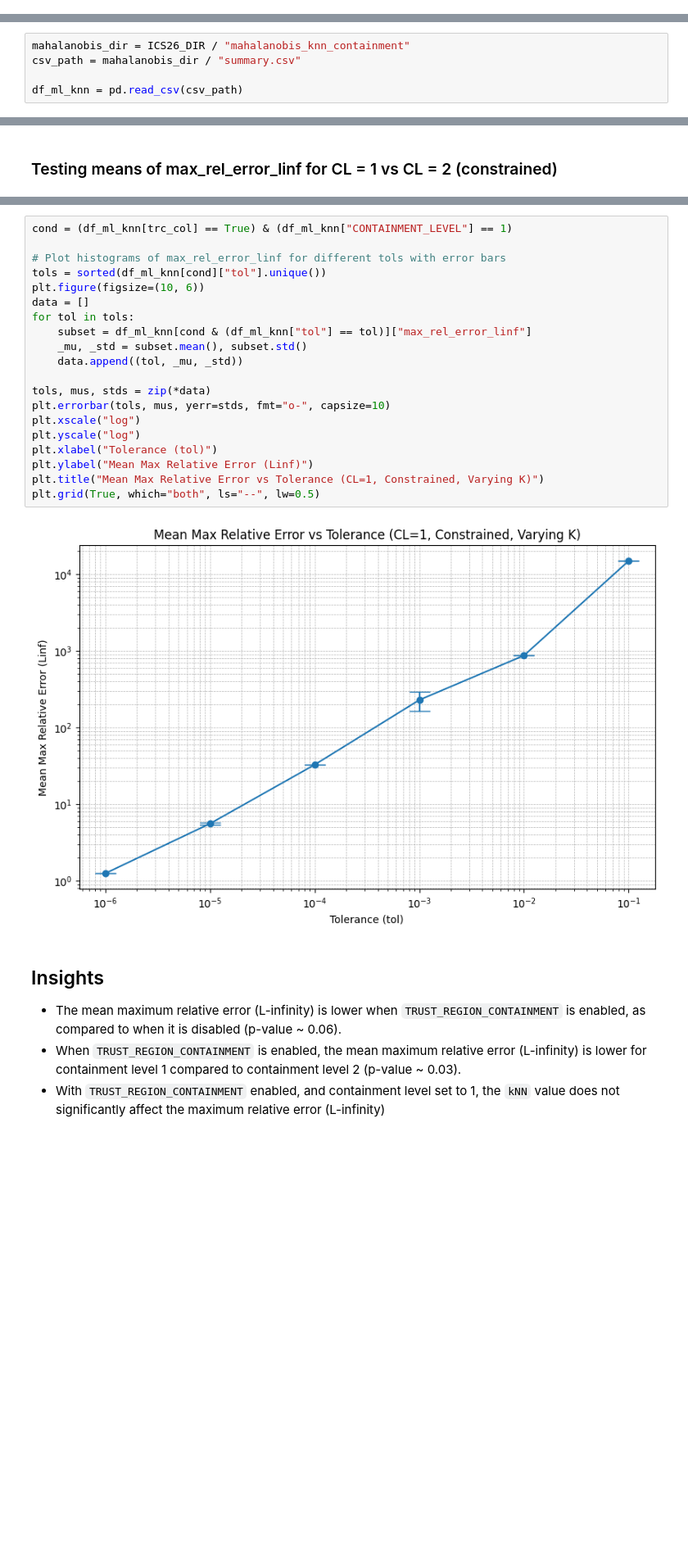
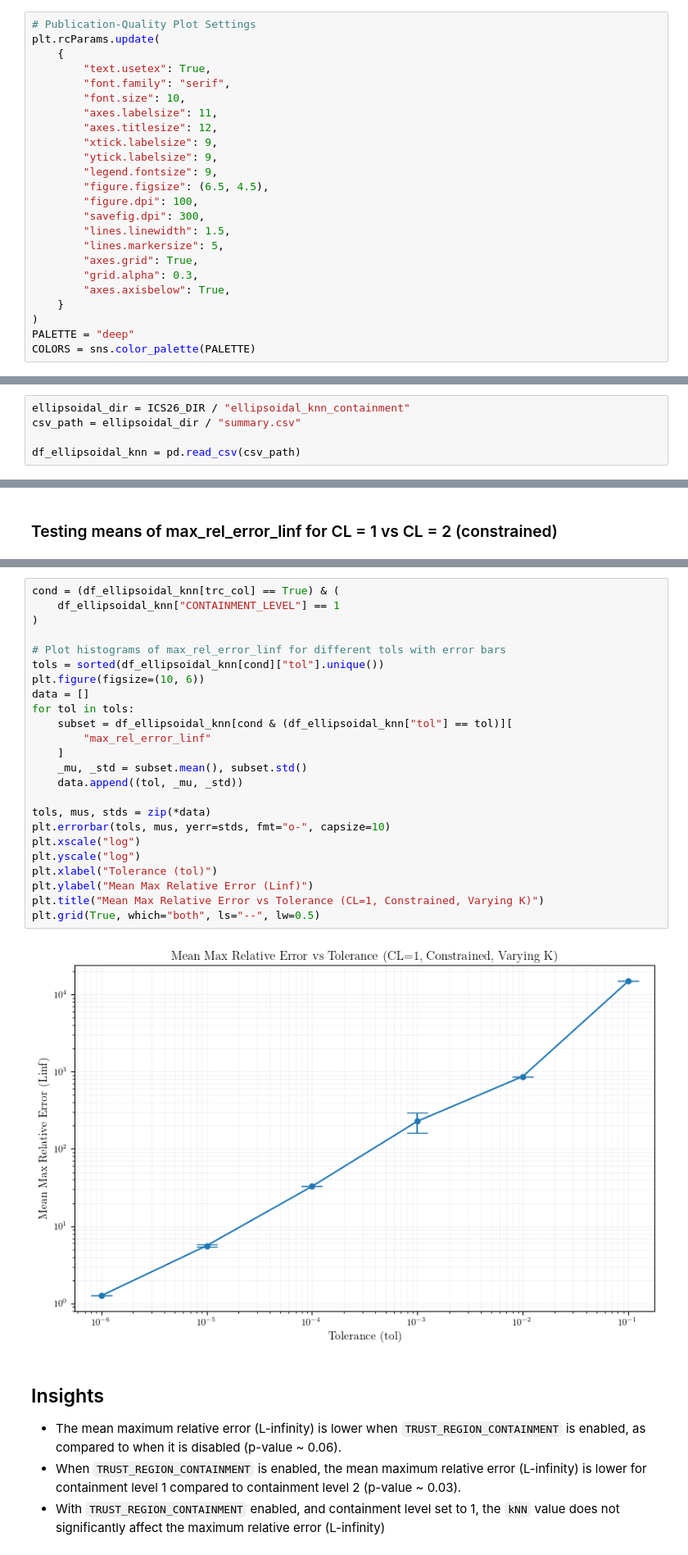
Before and after one commit to ut-padas/affini, a Jupyter notebook: ics26_eda.ipynb, the cells around one changed output, grey strips where cells are left out. Shown at 82% size. Saved outputs shown, nothing was run; the diff lists cells and outputs as text; blank space fills up the shorter version.

```diff
--- a/ics26_eda.ipynb
+++ b/ics26_eda.ipynb
@@ -15,3 +15,27 @@ print(subdirs)
+# %%
+# Publication-Quality Plot Settings
+plt.rcParams.update(
+    {
+        "text.usetex": True,
+        "font.family": "serif",
+        "font.size": 10,
+        "axes.labelsize": 11,
+        "axes.titlesize": 12,
+        "xtick.labelsize": 9,
+        "ytick.labelsize": 9,
+        "legend.fontsize": 9,
+        "figure.figsize": (6.5, 4.5),
+        "figure.dpi": 100,
+        "savefig.dpi": 300,
+        "lines.linewidth": 1.5,
+        "lines.markersize": 5,
+        "axes.grid": True,
+        "grid.alpha": 0.3,
+        "axes.axisbelow": True,
+    }
+)
+PALETTE = "deep"
+COLORS = sns.color_palette(PALETTE)
 # %% [markdown]
 # Adaptive Clustering: Global vs Local Error Type
 # %%
@@ -328,8 +352,8 @@ plt.grid(True, which="both", ls="--", lw=0.5)
 # %%
-mahalanobis_dir = ICS26_DIR / "mahalanobis_knn_containment"
-csv_path = mahalanobis_dir / "summary.csv"
+ellipsoidal_dir = ICS26_DIR / "ellipsoidal_knn_containment"
+csv_path = ellipsoidal_dir / "summary.csv"
 
-df_ml_knn = pd.read_csv(csv_path)
+df_ellipsoidal_knn = pd.read_csv(csv_path)
 # %%
 cols = [
     "K_NEIGHBOURS",
@@ -397,27 +421,31 @@ print(f"T-statistic: {t_stat}, P-value: {p_val*100:.2f}%")  # type: ignore
 Means: 2666.03 (constrained, CL=1) vs 4895.50 (constrained, CL=2)
 T-statistic: -1.2234529400384828, P-value: 22.61%
 # %%
-cond = (df_ml_knn[trc_col] == True) & (df_ml_knn["CONTAINMENT_LEVEL"] == 1)
+cond = (df_ellipsoidal_knn[trc_col] == True) & (
+    df_ellipsoidal_knn["CONTAINMENT_LEVEL"] == 1
+)
 
 # Plot histograms of max_rel_error_linf for different tols with error bars
-tols = sorted(df_ml_knn[cond]["tol"].unique())
+tols = sorted(df_ellipsoidal_knn[cond]["tol"].unique())
 plt.figure(figsize=(10, 6))
 data = []
 for tol in tols:
-    subset = df_ml_knn[cond & (df_ml_knn["tol"] == tol)]["max_rel_error_linf"]
+    subset = df_ellipsoidal_knn[cond & (df_ellipsoidal_knn["tol"] == tol)][
+        "max_rel_error_linf"
+    ]
     _mu, _std = subset.mean(), subset.std()
     data.append((tol, _mu, _std))
 
 tols, mus, stds = zip(*data)
 plt.errorbar(tols, mus, yerr=stds, fmt="o-", capsize=10)
 plt.xscale("log")
 plt.yscale("log")
 plt.xlabel("Tolerance (tol)")
 plt.ylabel("Mean Max Relative Error (Linf)")
 plt.title("Mean Max Relative Error vs Tolerance (CL=1, Constrained, Varying K)")
 plt.grid(True, which="both", ls="--", lw=0.5)
 # %% [output]
-[figure, old version]
+[figure, new version]
 # %% [markdown]
 ## Insights
 - The mean maximum relative error (L-infinity) is lower when `TRUST_REGION_CONTAINMENT` is enabled, as compared to when it is disabled (p-value ~ 0.06).
```
Also changed, not shown: parts of 11 cells of this notebook, 3 other files.
